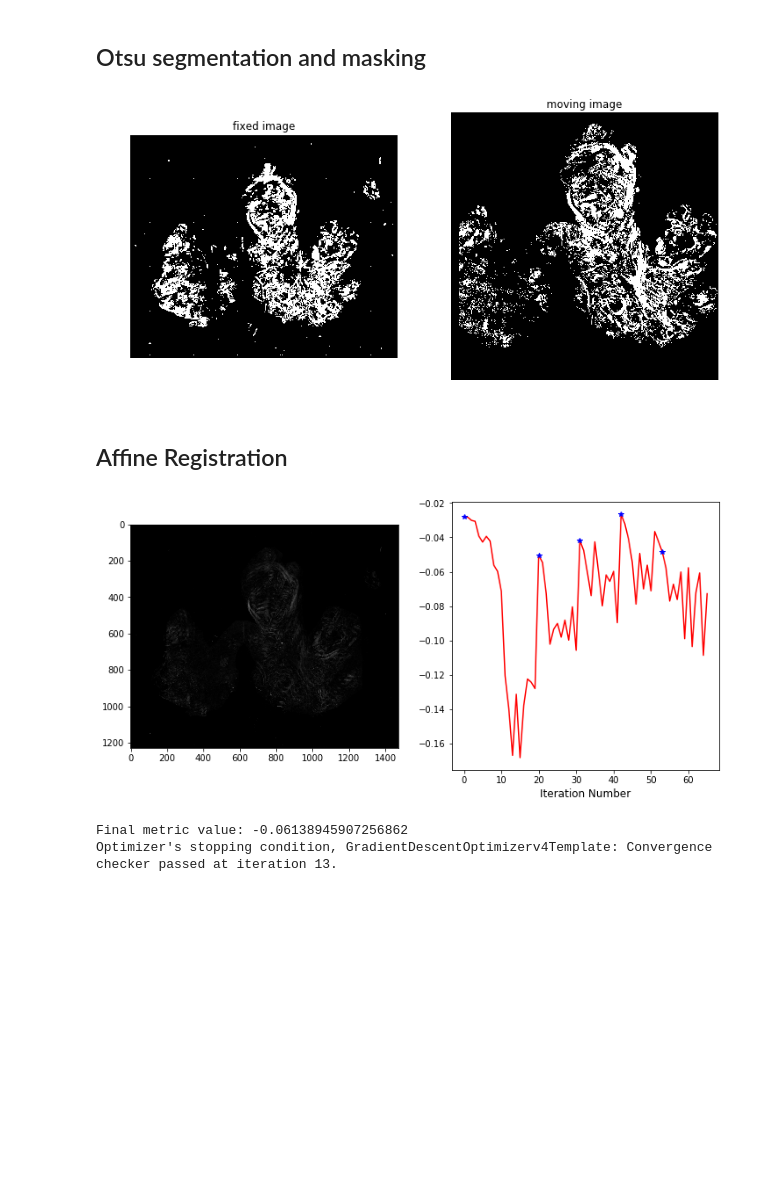
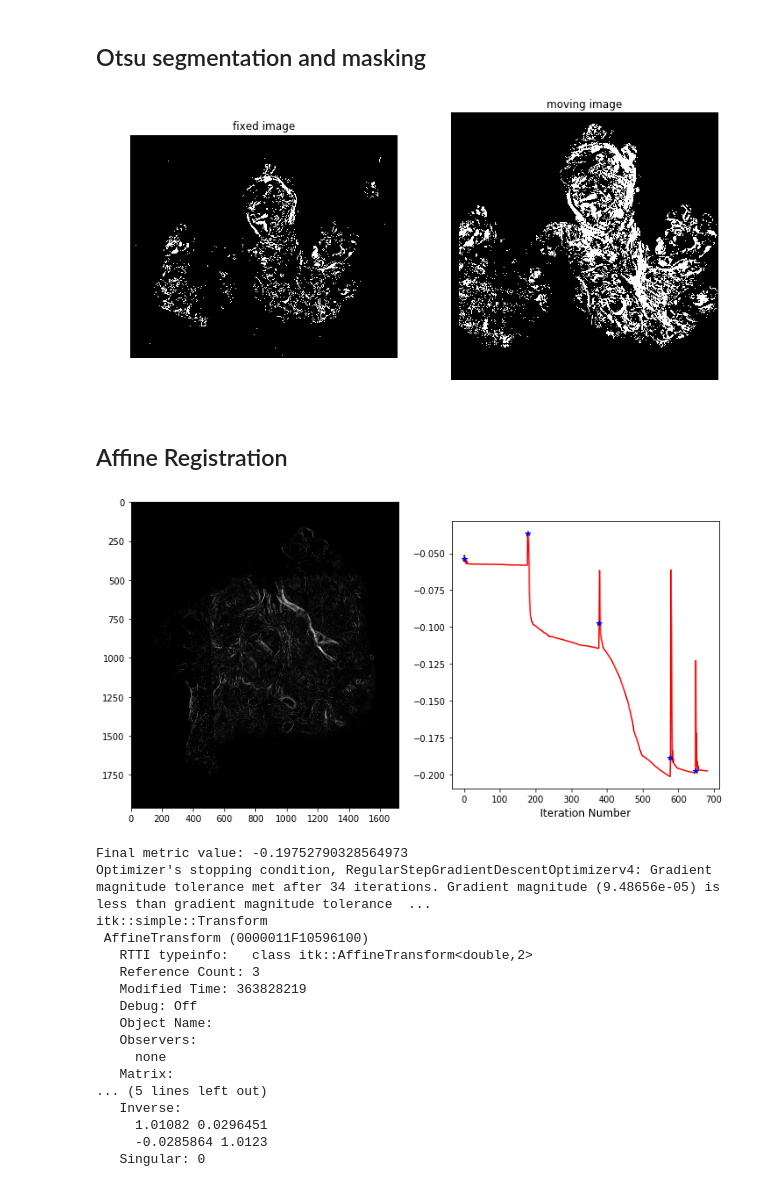
Before and after one commit to uw-loci/polarimetry, a Jupyter notebook: Jupyter Notebooks/MMP registration and Polscope mask.ipynb, the cells around one changed output. Saved outputs shown, nothing was run; the diff lists cells and outputs as text; code cells hidden in the pictures; blank space fills up the shorter version.

```diff
--- a/Jupyter Notebooks/MMP registration and Polscope mask.ipynb
+++ b/Jupyter Notebooks/MMP registration and Polscope mask.ipynb
@@ -42,8 +42,8 @@ def affine_registration(fixed_image, moving_image, fixedMask = None, movingMask
     registration_method = sitk.ImageRegistrationMethod()
 
      # Similarity metric settings.|
+    #registration_method.SetMetricAsMeanSquares()
     registration_method.SetMetricAsMattesMutualInformation()
-    #registration_method.SetMetricAsMattesMutualInformation()
     registration_method.SetMetricSamplingStrategy(registration_method.RANDOM)
     registration_method.SetMetricSamplingPercentage(1)
 
@@ -56,13 +56,14 @@ def affine_registration(fixed_image, moving_image, fixedMask = None, movingMask
         registration_method.SetMetricMovingMask(movingMask)
 
         # Optimizer settings.
+    registration_method.SetOptimizerAsRegularStepGradientDescent(20.0, 0.01, 200)
     #registration_method.SetOptimizerAsOnePlusOneEvolutionary(numberOfIterations=100)
-    registration_method.SetOptimizerAsGradientDescent(learningRate=1.0, numberOfIterations=100, convergenceMinimumValue=1e-4, convergenceWindowSize=10)
+    #registration_method.SetOptimizerAsGradientDescent(learningRate=1.0, numberOfIterations=100, convergenceMinimumValue=1e-4, convergenceWindowSize=10)
     registration_method.SetOptimizerScalesFromPhysicalShift()
 
         # Setup for the multi-resolution framework.
     registration_method.SetShrinkFactorsPerLevel(shrinkFactors = [16,8,4,2,1])
-    registration_method.SetSmoothingSigmasPerLevel(smoothingSigmas=[8,4,2,1,0])
+    registration_method.SetSmoothingSigmasPerLevel(smoothingSigmas=[4,2,2,1,1])
     registration_method.SmoothingSigmasAreSpecifiedInPhysicalUnitsOn()
 
         #Redefining initial_transform so the function
@@ -195,7 +243,7 @@ def update_multires_iterations():
 
 Read in the fixed (Polscope) and moving (MMP) images.  The Polscope images need to be converted from nanometers to degrees, to be on the same scale as the MMP images.
 # %%
-sample = 'WP2'
+sample = 'WP9'
 
 fixed = polToDegree(sitk.ReadImage(PolDir + sample + '.tif', sitk.sitkFloat32),35)
 moving = sitk.ReadImage(MMPDir + sample + '_MMP.tif')
@@ -220,25 +268,45 @@ otsu_filter.SetInsideValue(0)
 otsu_filter.SetOutsideValue(1)
 fixedMask = otsu_filter.Execute(fixed)
 
-fixedMask = sitk.BinaryDilate(sitk.BinaryDilate(fixedMask))
+#fixedMask = sitk.BinaryDilate(sitk.BinaryDilate(fixedMask))
 
 movingMask = otsu_filter.Execute(moving)
 
 display_images(fixedMask, movingMask)
 # %% [output]
-[figure, old version]
+[figure, new version]
 # %% [markdown]
 ## Affine Registration
 # %%
+
+#For WP5 and WP9, the start is so far off we need to fix origin for registration.  WP5 [2500, 2000], WP9 [2600,2600]
+moving.SetOrigin([2600,2600])
+
 (transform, metric, stop) = affine_registration(fixed, moving)
 print('Final metric value: {0}'.format(metric))
 print('Optimizer\'s stopping condition, {0}'.format(stop))
+print(transform)
 #print('Final metric value: {0}'.format(registration_method.GetMetricValue()))
 #print('Optimizer\'s stopping condition, {0}'.format(registration_method.GetOptimizerStopConditionDescription()))
 # %% [output]
-[figure, old version]
+[figure, new version]
-Final metric value: -0.06138945907256862
-Optimizer's stopping condition, GradientDescentOptimizerv4Template: Convergence checker passed at iteration 13.
+Final metric value: -0.19752790328564973
+Optimizer's stopping condition, RegularStepGradientDescentOptimizerv4: Gradient magnitude tolerance met after 34 iterations. Gradient magnitude (9.48656e-05) is less than gradient magnitude tolerance  ...
+itk::simple::Transform
+ AffineTransform (0000011F10596100)
+   RTTI typeinfo:   class itk::AffineTransform<double,2>
+   Reference Count: 3
+   Modified Time: 363828219
+   Debug: Off
+   Object Name:
+   Observers:
+     none
+   Matrix:
+... (5 lines left out)
+   Inverse:
+     1.01082 0.0296451
+     -0.0285864 1.0123
+   Singular: 0
 # %%
 registered = sitk.Resample(moving, fixed, transform, sitk.sitkLinear, 0.0, moving.GetPixelID())
 display_images_with_alpha(0.7,fixed, registered)
```
Also changed, not shown: parts of 10 cells of this notebook, 1 other file.
